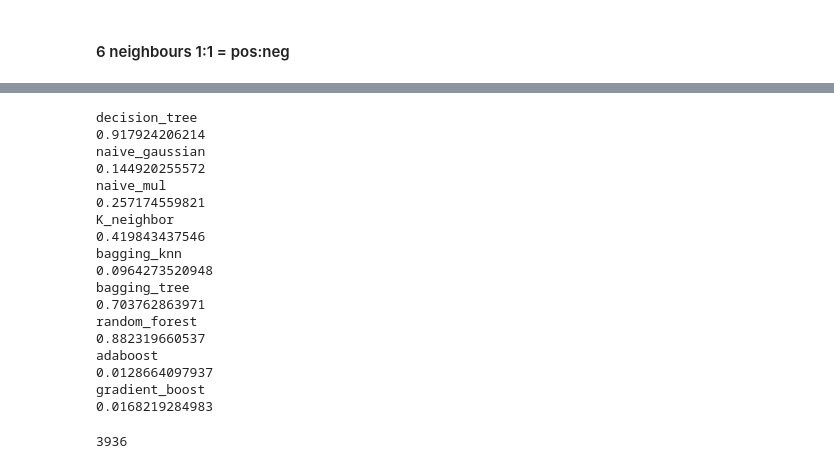
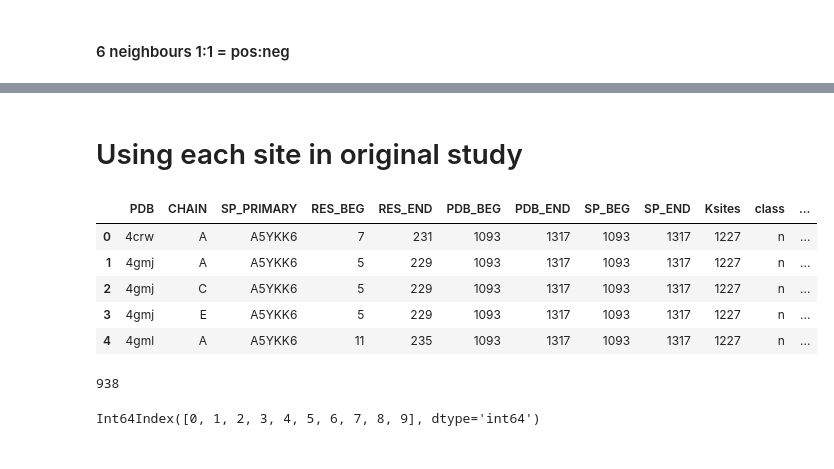
Before and after one commit to lyjspx/Protein_binding_site, a Jupyter notebook: Protein_motif_analysis/Post_Translation_Modification_modeling_by_seq.ipynb, the cells around one changed output, grey strips where cells are left out. Cells and saved outputs as stored; diff of their text form; code cells hidden in the pictures.

```diff
--- a/Protein_motif_analysis/Post_Translation_Modification_modeling_by_seq.ipynb
+++ b/Protein_motif_analysis/Post_Translation_Modification_modeling_by_seq.ipynb
@@ -445,28 +297,2 @@ gradient_boost
-# %%
-for clf in clfs:
-    print(clf)
-    scores = cross_val_score(clfs[clf],shuffle_train_dataset,shuffle_y_label,scoring='recall',n_jobs=5,cv=10)
-    print(sum(scores)/10)
-# %% [output]
-decision_tree
-0.917924206214
-naive_gaussian
-0.144920255572
-naive_mul
-0.257174559821
-K_neighbor
-0.419843437546
-bagging_knn
-0.0964273520948
-bagging_tree
-0.703762863971
-random_forest
-0.882319660537
-adaboost
-0.0128664097937
-gradient_boost
-0.0168219284983
-# %%
-len(final_y_label)
-# %% [output]
-3936
+# %% [markdown]
+# Using each site in original study
@@ -472,0 +301,13 @@ len(final_y_label)
+# %%
+samples_in_paper.iloc[0:5]
+# %% [output]
+|  | PDB | CHAIN | SP_PRIMARY | RES_BEG | RES_END | PDB_BEG | PDB_END | SP_BEG | SP_END | Ksites | class | ... |
+| 0 | 4crw | A | A5YKK6 | 7 | 231 | 1093 | 1317 | 1093 | 1317 | 1227 | n | ... |
+| 1 | 4gmj | A | A5YKK6 | 5 | 229 | 1093 | 1317 | 1093 | 1317 | 1227 | n | ... |
+| 2 | 4gmj | C | A5YKK6 | 5 | 229 | 1093 | 1317 | 1093 | 1317 | 1227 | n | ... |
+| 3 | 4gmj | E | A5YKK6 | 5 | 229 | 1093 | 1317 | 1093 | 1317 | 1227 | n | ... |
+| 4 | 4gml | A | A5YKK6 | 11 | 235 | 1093 | 1317 | 1093 | 1317 | 1227 | n | ... |
+# %%
+sum(samples_in_paper.groupby(by=["SP_PRIMARY","k_site_uniprot","class"]).head(1)["class"]=="p")
+# %% [output]
+938
@@ -472,0 +316,4 @@ len(final_y_label)
+# %%
+test[('A5YKK6',1227,'n')]
+# %% [output]
+Int64Index([0, 1, 2, 3, 4, 5, 6, 7, 8, 9], dtype='int64')
```
Also changed, not shown: parts of 26 cells of this notebook, 3 other files.
